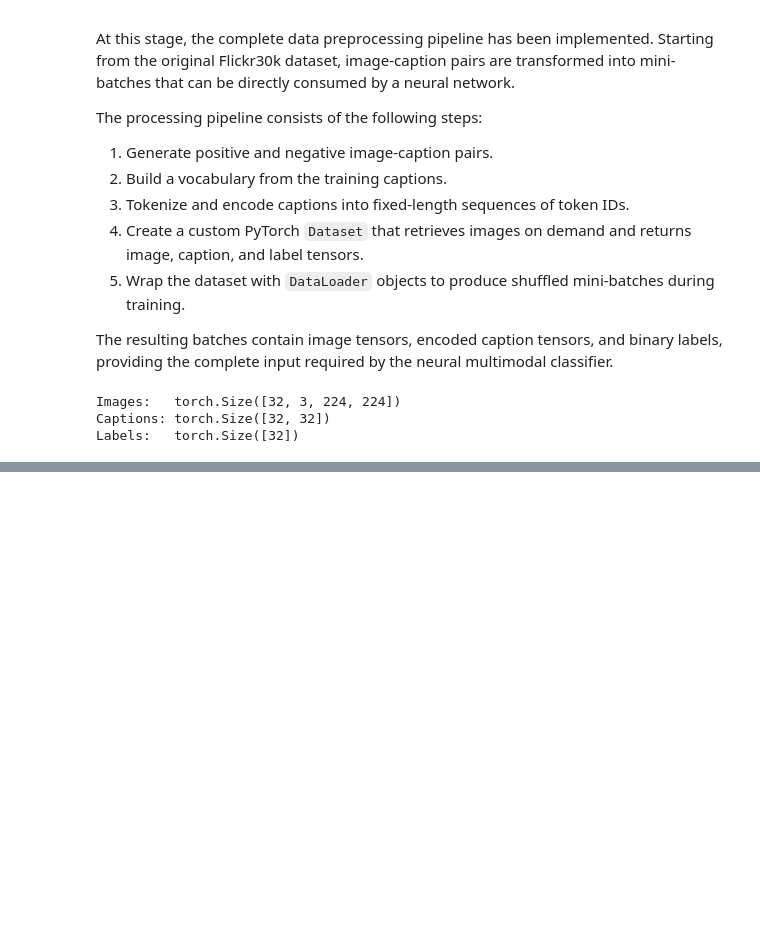
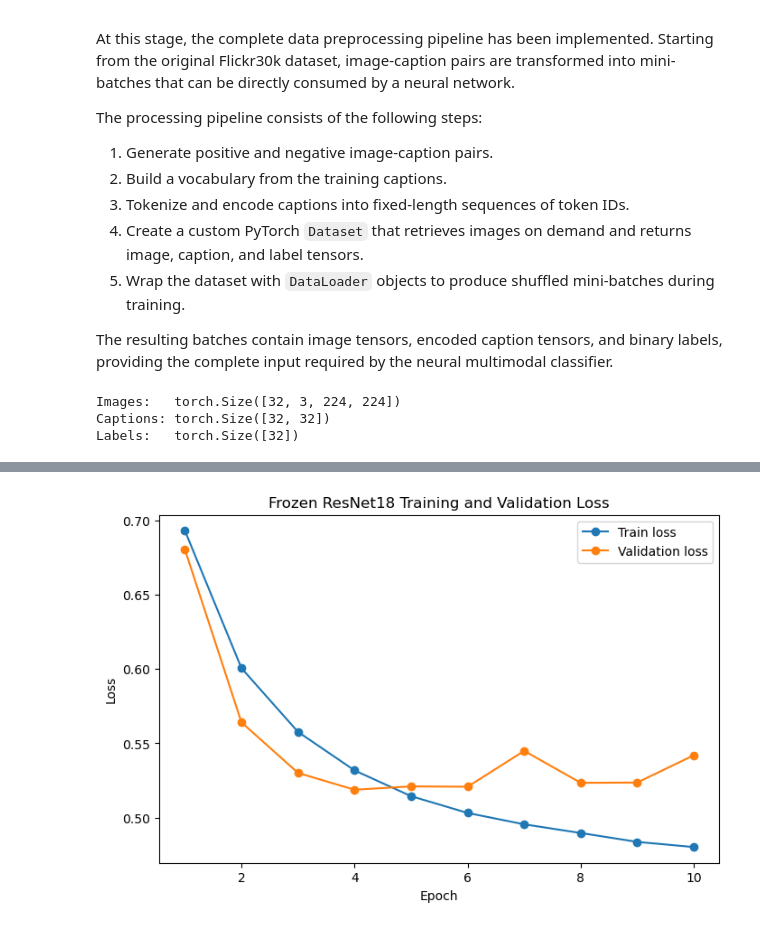
Before and after one commit to Maxstef/flickr30k-multimodal-retrieval, a Jupyter notebook: notebooks/04_neural_multimodal_classifier.ipynb, the cells around one changed output, grey strips where cells are left out. Cells and saved outputs as stored; diff of their text form; code cells hidden in the pictures; blank space fills up the shorter version.

Commit message:
implement frozen ResNet18 multimodal training pipeline

```diff
--- a/notebooks/04_neural_multimodal_classifier.ipynb
+++ b/notebooks/04_neural_multimodal_classifier.ipynb
@@ -267,0 +411,12 @@ Labels:   torch.Size([32])
+# %%
+from src.models.multimodal_embedding_classifier import NeuralMultimodalEmbeddingClassifier
+
+embedding_model = NeuralMultimodalEmbeddingClassifier(
+    vocab_size=len(vocab),
+    embedding_dim=EMBEDDING_DIM,
+    image_feature_dim=IMAGE_FEATURE_DIM,
+    hidden_dim=HIDDEN_DIM,
+    dropout=DROPOUT,
+).to(DEVICE)
+
+embedding_model
@@ -267,0 +453,7 @@ Labels:   torch.Size([32])
+# %%
+loss_fn = torch.nn.BCEWithLogitsLoss()
+
+optimizer = torch.optim.Adam(
+    params=embedding_model.parameters(),
+    lr=LEARNING_RATE,
+)
@@ -267,0 +594,9 @@ Labels:   torch.Size([32])
+# %%
+history_df = pd.DataFrame(history)
+
+history_df.to_csv(
+    RESULTS_DIR / "frozen_resnet18_training_history.csv",
+    index=False,
+)
+
+history_df
@@ -267,0 +615,14 @@ Labels:   torch.Size([32])
+# %%
+plt.figure(figsize=(8, 5))
+
+plt.plot(history_df["epoch"], history_df["train_loss"], marker="o", label="Train loss")
+plt.plot(history_df["epoch"], history_df["val_loss"], marker="o", label="Validation loss")
+
+plt.title("Frozen ResNet18 Training and Validation Loss")
+plt.xlabel("Epoch")
+plt.ylabel("Loss")
+plt.legend()
+
+plt.show()
+# %% [output]
+[figure, added]
```
Also changed, not shown: parts of 50 cells of this notebook, 6 other files.
